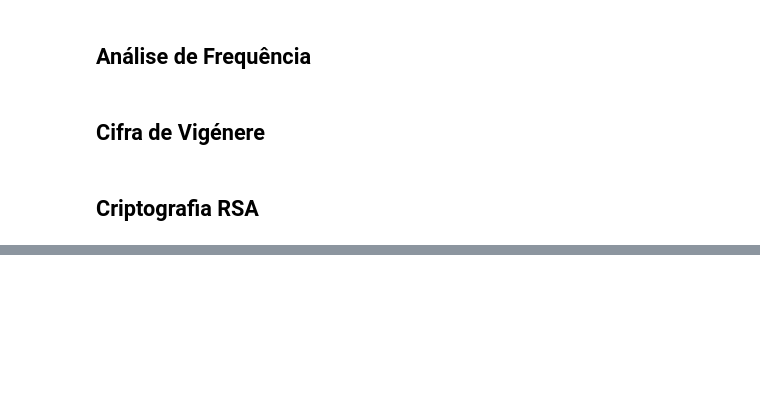
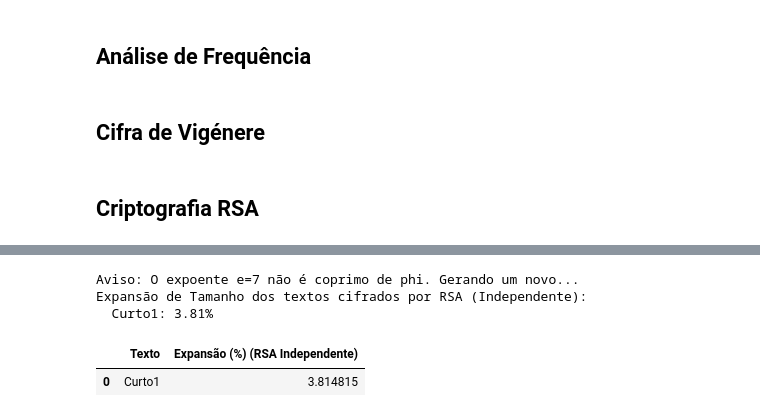
Before and after one commit to RaphaellaRoma/Criptoataques, a Jupyter notebook: criptoataques.ipynb, the cells around one changed output, grey strips where cells are left out. Cells and saved outputs as stored; diff of their text form; code cells hidden in the pictures; blank space fills up the shorter version.

```diff
--- a/criptoataques.ipynb
+++ b/criptoataques.ipynb
@@ -377,0 +599,24 @@ print(texto_decriptado)
+# %%
+expansao_rsa_ind_results = {}
+for nome_texto, texto_original in textos.items():
+    # Cifrar de forma independente para cada texto
+    cifrado_independente = rsa_cifrar_independente(texto_original)
+    original_size = len(texto_original.encode('utf-8'))
+    ciphered_size = len(cifrado_independente)
+
+    expansao_rsa_ind_results[nome_texto] = expansao_tamanho(original_size, ciphered_size)
+
+
+
+print("Expansão de Tamanho dos textos cifrados por RSA (Independente):")
+for texto, expansao_val in expansao_rsa_ind_results.items():
+    print(f"  {texto}: {expansao_val:.2f}%")
+
+expansao_df_ind = pd.DataFrame(expansao_rsa_ind_results.items(), columns=['Texto', 'Expansão (%) (RSA Independente)'])
+display(expansao_df_ind)
+# %% [output]
+Aviso: O expoente e=7 não é coprimo de phi. Gerando um novo...
+Expansão de Tamanho dos textos cifrados por RSA (Independente):
+  Curto1: 3.81%
+|  | Texto | Expansão (%) (RSA Independente) |
+| 0 | Curto1 | 3.814815 |
```
Also changed, not shown: parts of 18 cells of this notebook, 2 other files.
